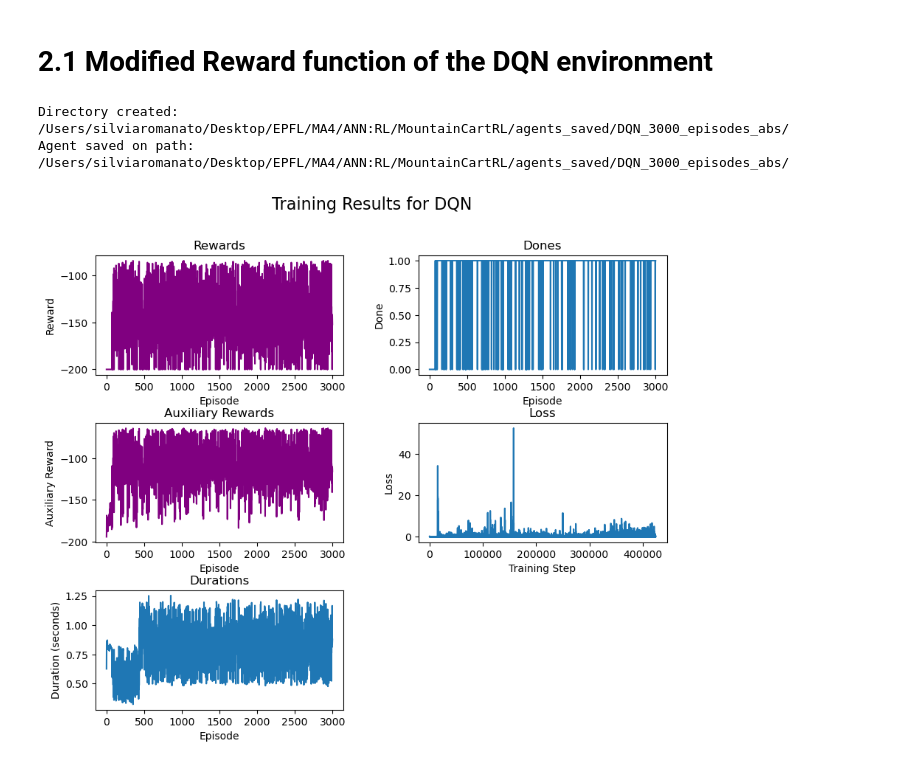
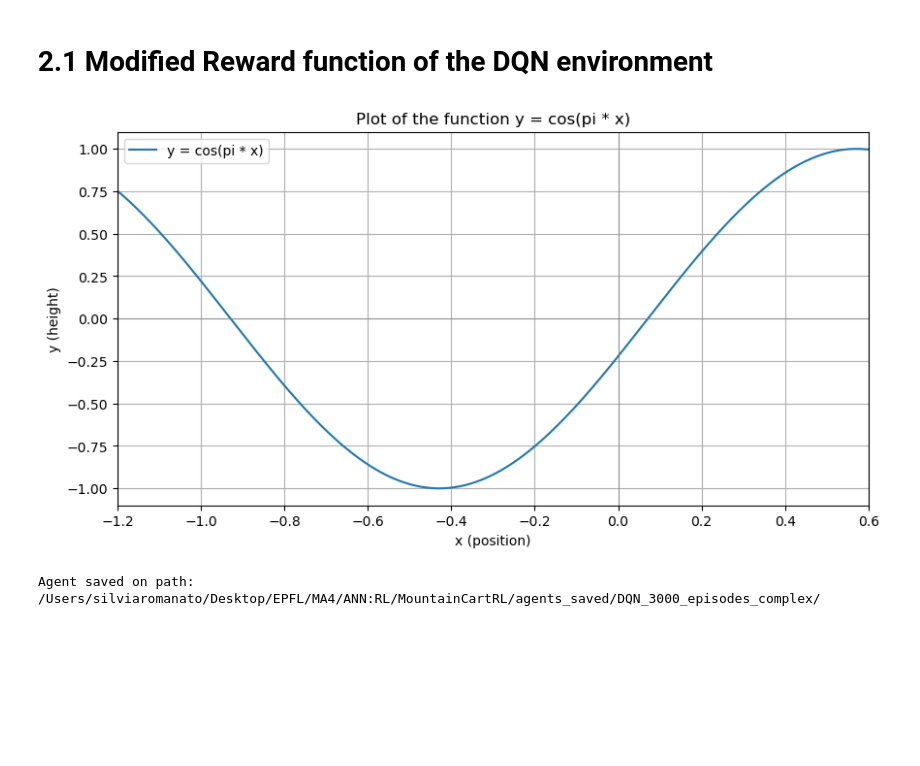
Before and after one commit to silviiaromanato/MountainCartRL, a Jupyter notebook: MountainCart_notebook.ipynb, the cells around one changed output. Saved outputs shown, nothing was run; the diff lists cells and outputs as text; code cells hidden in the pictures; blank space fills up the shorter version.

```diff
--- a/MountainCart_notebook.ipynb
+++ b/MountainCart_notebook.ipynb
@@ -100,2 +99,24 @@ agent.plots()
 # %% [markdown]
 # **2.1** Modified Reward function of the DQN environment
+# %%
+import numpy as np
+import matplotlib.pyplot as plt
+
+# Generate x values
+x = np.linspace(-1.2, 0.6, 400)
+# Compute y values for cos(pi * x)
+y = np.cos(np.pi * x - np.pi/1.5 + 0.3)
+
+plt.figure(figsize=(10, 5))
+plt.plot(x, y, label='y = cos(pi * x)')
+plt.xlim(-1.2, 0.6)
+plt.title('Plot of the function y = cos(pi * x)')
+plt.xlabel('x (position)')
+plt.ylabel('y (height)')
+plt.axhline(0, color='grey', lw=0.5)
+plt.axvline(0, color='grey', lw=0.5)
+plt.grid(True)
+plt.legend()
+plt.show()
+# %% [output]
+[figure, added]
@@ -152,20 +193,15 @@ class MountainCarReward1(gym.Env):
     def close(self):
         return self.env.close()
 # %%
-from DQN import DQNAgent, DQNnetwork
+from DQN import DQNAgent
 
 num_episodes = 3000
-reward_function = "abs"
+reward_function = "complex"
 
-env = MountainCarReward1(render_mode=None)
+env = MountainCarReward1(render_mode=None, C = 100, D = 50, step_penalty=30)
 state_size, action_size = env.observation_space.shape[0], env.action_space.n
-agent = DQNAgent(env, state_size, action_size)
+agent = DQNAgent(env, state_size, action_size,target_update_frequency = 10000)
 agent.train(env, agent, num_episodes, reward_function=reward_function)
 agent.save_agent(f"DQN_{num_episodes}_episodes_{reward_function}")
 # %% [output]
-Directory created:  /Users/silviaromanato/Desktop/EPFL/MA4/ANN:RL/MountainCartRL/agents_saved/DQN_3000_episodes_abs/
-Agent saved on path:  /Users/silviaromanato/Desktop/EPFL/MA4/ANN:RL/MountainCartRL/agents_saved/DQN_3000_episodes_abs/
+Agent saved on path:  /Users/silviaromanato/Desktop/EPFL/MA4/ANN:RL/MountainCartRL/agents_saved/DQN_3000_episodes_complex/
-# %%
-agent.plots()
-# %% [output]
-[figure, removed]
```
Also changed, not shown: parts of 10 cells of this notebook, 1 other file.
